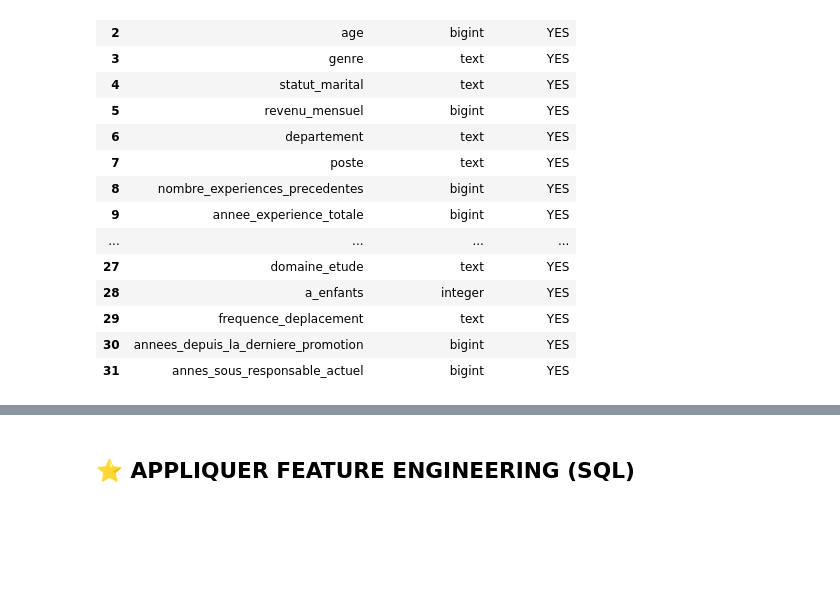
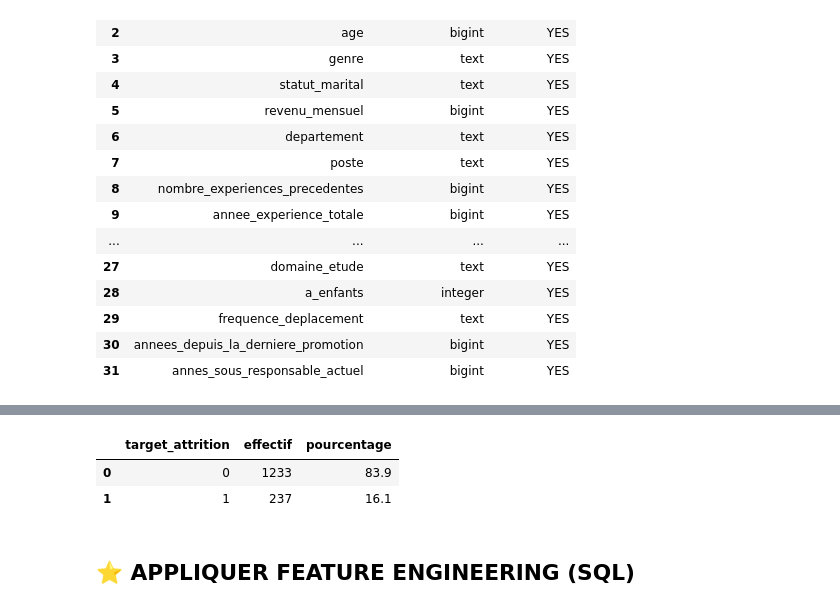
Before and after one commit to racemartin/m4_ocr, a Jupyter notebook: notebooks/P2_02_industrialisation_psql_ingestion.ipynb, the cells around one changed output, grey strips where cells are left out. Saved outputs shown, nothing was run; the diff lists cells and outputs as text; code cells hidden in the pictures; blank space fills up the shorter version.

```diff
--- a/notebooks/P2_02_industrialisation_psql_ingestion.ipynb
+++ b/notebooks/P2_02_industrialisation_psql_ingestion.ipynb
@@ -1314,3 +1346,17 @@ inspect_table_columns('v_master_clean', engine)
+# %%
+df_count = pd.read_sql("""
+-- Distribution de la variable cible
+SELECT
+    target_attrition,
+    COUNT(*) AS effectif,
+    ROUND(100.0 * COUNT(*) / SUM(COUNT(*)) OVER (), 1) AS pourcentage
+FROM     v_master_clean
+GROUP BY target_attrition;""", engine)
+display(df_count)
+# %% [output]
+|  | target_attrition | effectif | pourcentage |
+| 0 | 0 | 1233 | 83.9 |
+| 1 | 1 | 237 | 16.1 |
 # %% [markdown]
 ## ⭐ APPLIQUER FEATURE ENGINEERING (SQL)
 # %% [markdown]
```
Also changed, not shown: parts of 19 cells of this notebook, 6 other files.
